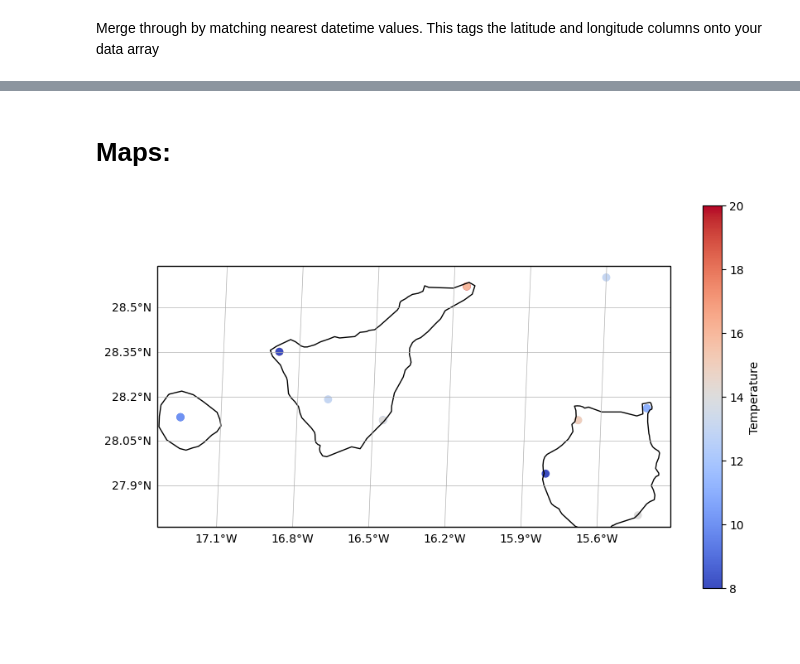
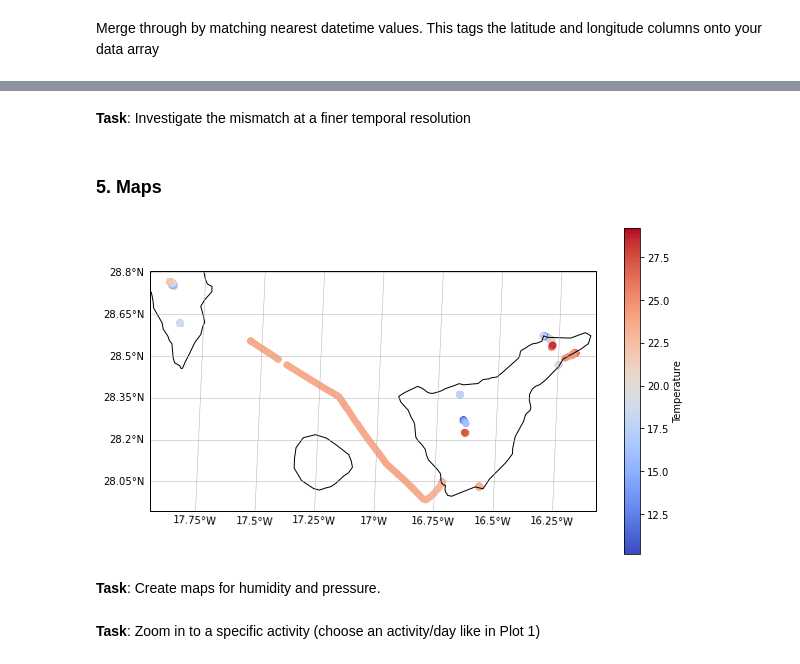
Before and after one commit to harryjgrosvenor/FT202403_CanaryIslands, a Jupyter notebook: Skeleton_Script.ipynb, the cells around one changed output, grey strips where cells are left out. Saved outputs shown, nothing was run; the diff lists cells and outputs as text; code cells hidden in the pictures; blank space fills up the shorter version.

```diff
--- a/Skeleton_Script.ipynb
+++ b/Skeleton_Script.ipynb
@@ -38 +74,3 @@ data = pd.merge_asof(dataset_sorted, gps_data_sorted, left_on='date', right_on='
+# %%
+data = data[data["date time"].notna()]
 # %% [markdown]
@@ -40,2 +78,2 @@ We can extract time from our datetime data if we are interested in daily cycles:
 # %%
-data['time'] = data['date'].dt.time
+data
@@ -44,3 +96,6 @@ We also need to convert the time into plottable numeric data:
 # %%
-data['time_numeric'] = data['time'].apply(lambda x: x.hour + x.minute / 60 + x.second / 3600)
+data['time_numeric'] = data['Time'].apply(lambda x: x.hour + x.minute / 60 + x.second / 3600)
+
+numeric_cols = data.columns.difference(['Date', 'Time', 'Datetime', 'date time'])  # Exclude datetime column
+data[numeric_cols] = data[numeric_cols].apply(pd.to_numeric)
 # %% [markdown]
@@ -48,6 +103,3 @@ data['time_numeric'] = data['time'].apply(lambda x: x.hour + x.minute / 60 + x.s
 Doing the same as we did for time but for date allows us to compute daily means etc.
-# %%
-# Do the same for date:
-data['day'] = data['date'].dt.date
 # %%
 # We can now calculate the mean temperature, etc. of our data by grouping by the day it was measured on:
@@ -103,26 +194,32 @@ plt.show()
+# %% [markdown]
+**Task**: Investigate the mismatch at a finer temporal resolution
 # %% [markdown]
-# Maps:
+### 5. Maps
 # %%
 # This figure maps temperature data on a scatterplot for our fieldwork
 # Start figure
 plt.figure(figsize=(10, 6))
 # Setup axes with map projection
 ax = plt.axes(projection = cartopy.crs.Robinson())
 # Add coastlines
 ax.coastlines(resolution = '10m')
 # Add scattered data
-sc = ax.scatter(data['longitude'], data['latitude'], c= data['temperature'], cmap = 'coolwarm', marker = 'o', transform = cartopy.crs.PlateCarree())
+sc = ax.scatter(data['longitude'], data['latitude'], c= data['Temperature(C)'], cmap = 'coolwarm', marker = 'o', transform = cartopy.crs.PlateCarree())
 # Setup colorbar
 cbar = plt.colorbar(sc, ax = ax, label = 'Temperature')
 # Figure outline
 ax.spines['geo'].set_linewidth(1)
 # Setup gridlines
 gl = ax.gridlines(linewidth=0.5, draw_labels=True, crs=cartopy.crs.PlateCarree())
 # Remove right side and top of figure labels
 gl.right_labels = False
 gl.top_labels = False
 # to save the figure, delete the hashtag and re-run
 # plt.savefig('map.png', dpi = 300)
 plt.show()
 # %% [output]
-[figure, old version]
+[figure, new version]
+# %% [markdown]
+**Task**: Create maps for humidity and pressure.
+# %% [markdown]
+**Task**: Zoom in to a specific activity (choose an activity/day like in Plot 1)
```
Also changed, not shown: parts of 28 cells of this notebook, 3 other files.
